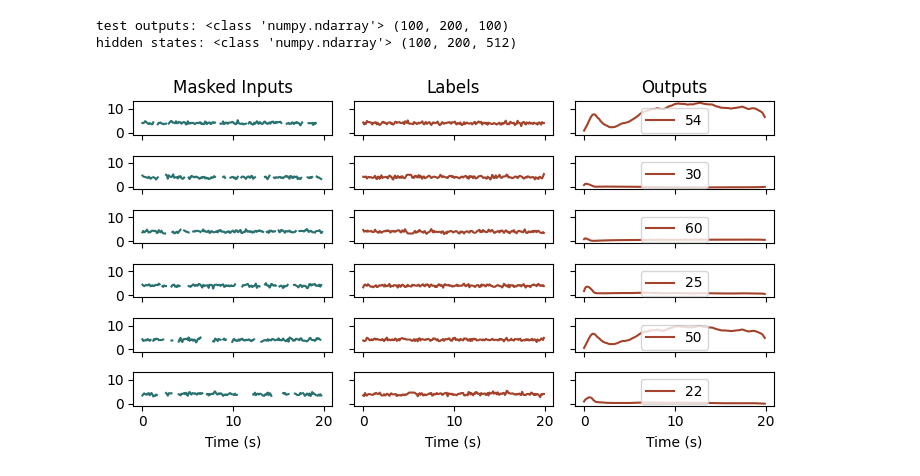
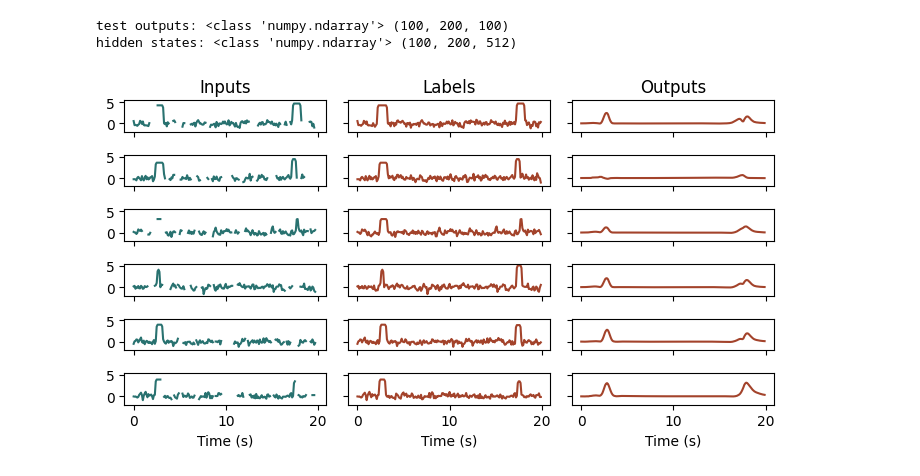
Before and after one commit to qrsyu/STCell, a Jupyter notebook: code/time_exp/test_model.ipynb, the cells around one changed output. Saved outputs shown, nothing was run; the diff lists cells and outputs as text; code cells hidden in the pictures.

```diff
--- a/code/time_exp/test_model.ipynb
+++ b/code/time_exp/test_model.ipynb
@@ -54,7 +54,7 @@ rnn.to(device)
 optimizer = torch.optim.Adam(rnn.parameters(), lr=0.0005)
 # %%
 # Load the model in pth file
-model_path = "../../model/2TS.pth"
+model_path = "../../model/2TS_b.pth"
 rnn.load_state_dict(torch.load(model_path, map_location=device))
 # %% [output]
 <All keys matched successfully>
@@ -137,0 +153,39 @@ print(time_res.shape)  # Should be (B, T, D)
+# %%
+x = np.linspace(0, 8, 100)
+signal_amp_mu, signal_amp_sigma = 4.0, 0.5
+y = np.exp(-(x - signal_amp_mu)**2 / (2 * signal_amp_sigma**2))
+
+# Fix the random seed for reproducibility
+rng = np.random.default_rng(seed=42)
+temp_event_1 = rng.normal(loc=signal_amp_mu, scale=signal_amp_sigma, size=(D,))
+temp_event_2 = rng.normal(loc=signal_amp_mu, scale=signal_amp_sigma, size=(D,))
+
+# Generate the first temporal event with shape n_channels, Select fixed random number from a normal distribution
+event_1_onset, event_1_end = 2.5, 3.0
+event_2_onset, event_2_end = 17.5, 18.0
+
+# Make the onset and end time randomly and convert to indices (sigma=0.2s)
+event_1_onsets = np.random.normal(event_1_onset*temp_reso, 0.2*temp_reso, (test_B, D)).astype(int)
+event_1_ends   = np.random.normal(event_1_end*temp_reso,   0.2*temp_reso, (test_B, D)).astype(int)
+event_2_onsets = np.random.normal(event_2_onset*temp_reso, 0.2*temp_reso, (test_B, D)).astype(int)
+event_2_ends   = np.random.normal(event_2_end*temp_reso,   0.2*temp_reso, (test_B, D)).astype(int)
+
+
+sensory_profile = {
+                    "time": {
+                            "sigma":       0.5,    # sigma of Gaussian noise
+                            "ssigma":      0.2,    # smoothing sigma of Gaussian noise (in sec)
+                            "bias":        0,  # mean of Gaussian noise (comparable to signal amplitude)
+                            },
+                    }
+
+# Generate random Gaussian noise
+noisy_res = np.random.normal(sensory_profile['time']['bias'], sensory_profile['time']['sigma'], (test_B, T, D))
+# Replace the noisy_res values with the temporal events at the specified onsets and ends
+for b in range(test_B):
+    for d in range(D):
+        noisy_res[b, event_1_onsets[b, d]:event_1_ends[b, d], d] = temp_event_1[d]
+        noisy_res[b, event_2_onsets[b, d]:event_2_ends[b, d], d] = temp_event_2[d]
+# Smooth out the temporal profile
+time_res = gaussian_filter(noisy_res, sigma=(0, sensory_profile['time']['sigma'], 0))
+print(time_res.shape)  # Should be (B, T, D)
@@ -180,32 +225,32 @@ hidden states: <class 'numpy.ndarray'> (100, 200, 512)
 # %%
 fig, ax = plt.subplots(6, 3, figsize=(7, 4), sharex=True, sharey=True)
 # Randomly sample a few channels to plots
 rand_D = np.random.choice(D, size=6, replace=False)
 for i, channel in enumerate(rand_D):
 
     ax[i][0].plot(np.arange(test_inputs.shape[1]) / 10,
                 # Replace the test_inputs 0 with nan
                 np.where(test_inputs[0, :, channel] == 0, np.nan, test_inputs[0, :, channel]),
                 label=f'{channel}', color='#297270')
 
     ax[i][1].plot(np.arange(time_res.shape[1]) / 10,
                   time_res[0, :, channel],
                   label=f'{channel}', color='#A3432B')
     # ax[i][1].legend(loc='upper center')
 
     ax[i][2].plot(np.arange(test_outputs.shape[1]) / 10,
                   test_outputs[0, :, channel],
                   label=f'{channel}', color='#A3432B')
-    ax[i][2].legend(loc='upper center')
-ax[0][0].set_title('Masked Inputs')
+    # ax[i][2].legend(loc='upper center')
+ax[0][0].set_title('Inputs')
 ax[0][1].set_title('Labels')
 ax[0][2].set_title('Outputs')
 ax[-1][0].set_xlabel('Time (s)')
 ax[-1][1].set_xlabel('Time (s)')
 ax[-1][2].set_xlabel('Time (s)')
 plt.tight_layout()
 # %% [output]
-[figure, old version]
+[figure, new version]
 # %%
 # Averge accross the batch
 avg_hs = np.mean(hidden_states, axis=0)
```
Also changed, not shown: parts of 10 cells of this notebook, 5 other files.
